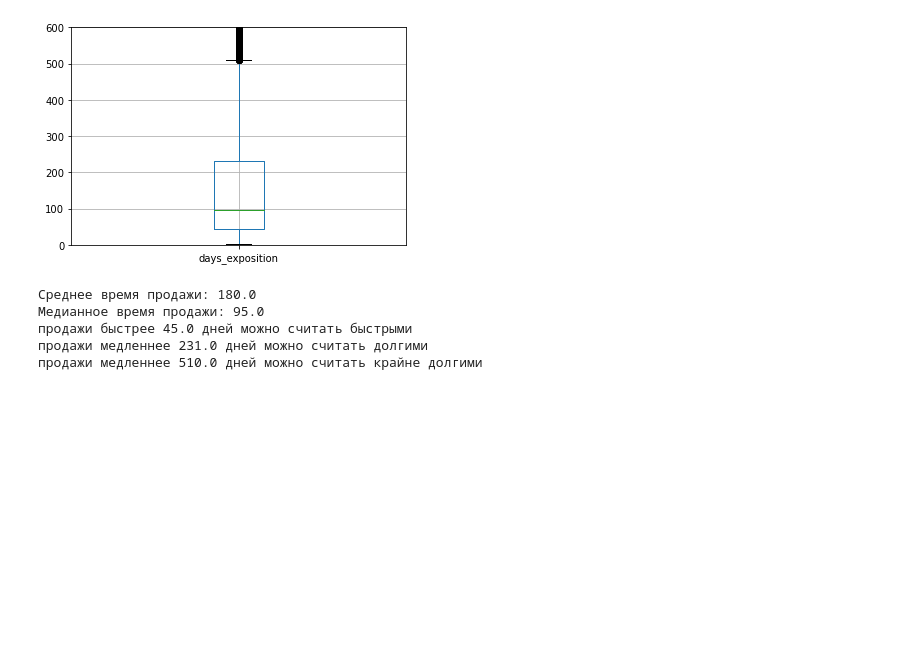
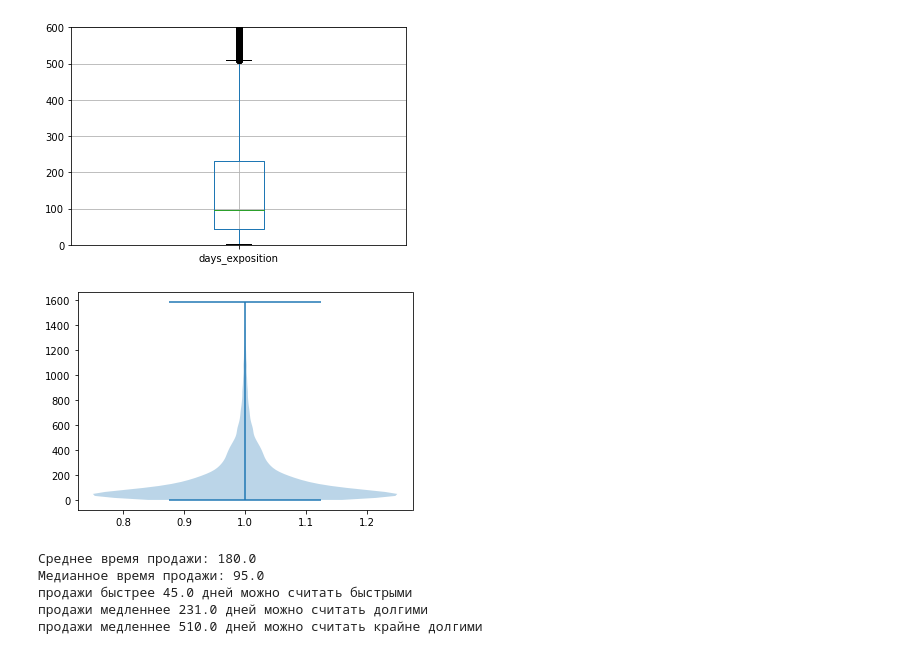
Before and after one commit to Oleg-Volontsevich/Yandex_Practicum_Projects, a Jupyter notebook: project02_apartments_for_sale_analyzing/yp_project_02.ipynb, the cells around one changed output. Drawn from its saved outputs; the diff is of its cells as text; code cells hidden in the pictures; blank space fills up the shorter version.

```diff
--- a/project02_apartments_for_sale_analyzing/yp_project_02.ipynb
+++ b/project02_apartments_for_sale_analyzing/yp_project_02.ipynb
@@ -536,6 +535,10 @@ plt.ylim(0, 600)
 data.boxplot(column='days_exposition');
 # %% [output]
 [figure]
+# %%
+plt.violinplot(data['days_exposition']);
+# %% [output]
+[figure, added]
 # %%
 print('Среднее время продажи:', data['days_exposition'].mean()//1)
 print('Медианное время продажи:', data['days_exposition'].median())
```
Also changed, not shown: parts of 83 cells of this notebook.
